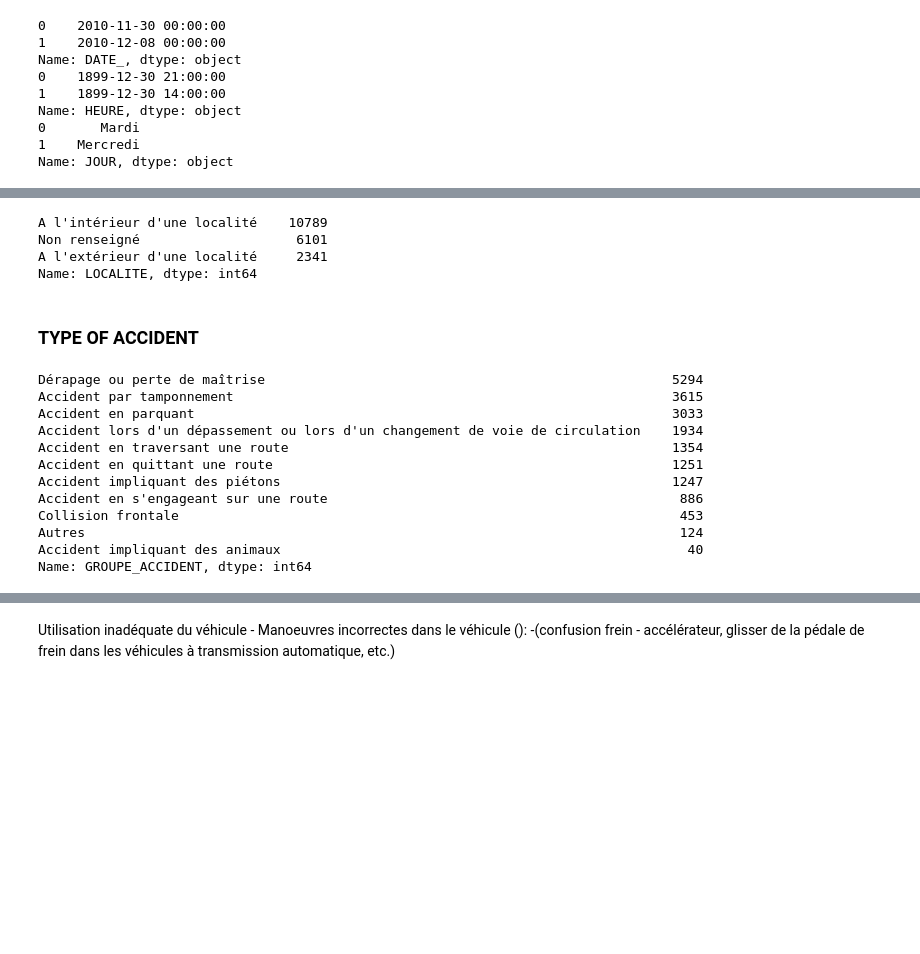
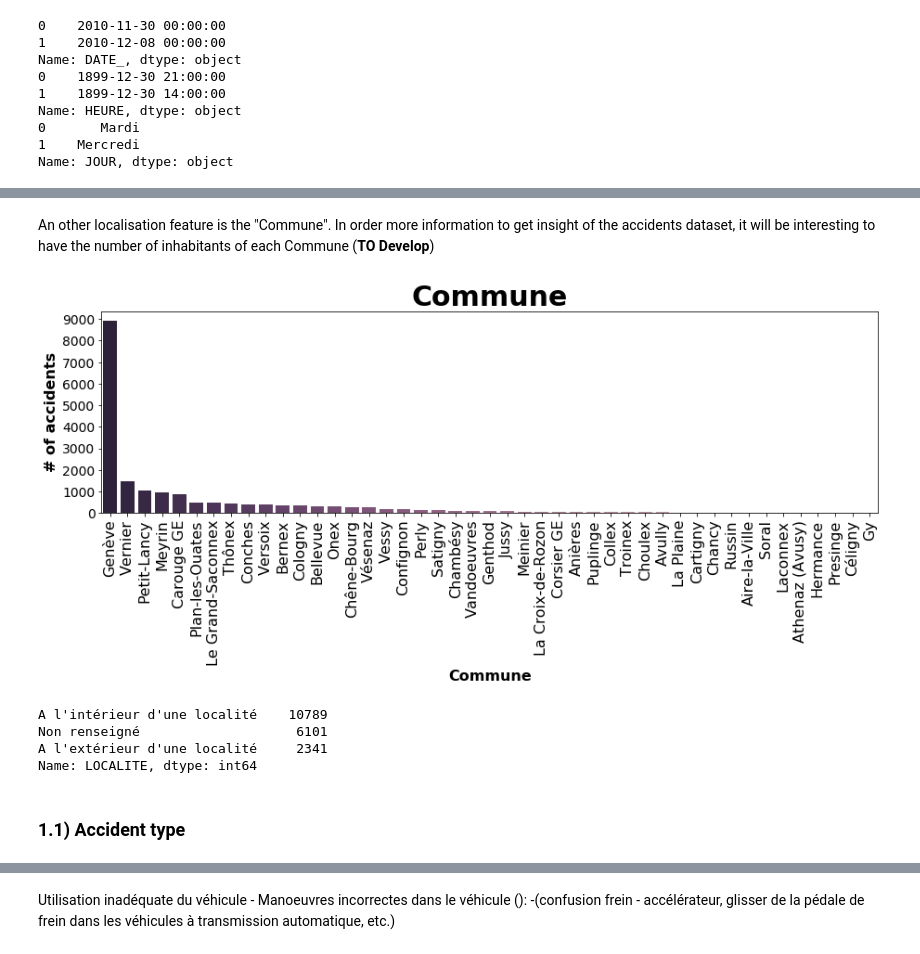
Before and after one commit to LucaZampieri/ADA_homework_LMX, a Jupyter notebook: LMX_Project/Geneva_accidents.ipynb, the cells around one changed output, grey strips where cells are left out. Cells and saved outputs as stored; diff of their text form; code cells hidden in the pictures; blank space fills up the shorter version.

```diff
--- a/LMX_Project/Geneva_accidents.ipynb
+++ b/LMX_Project/Geneva_accidents.ipynb
@@ -79,0 +85,22 @@ The Geneva accidents dataset has 19'231 datapoints with 35 different features. T
+# %%
+# Plot helper functions
+def value_barplot_label(plot_name):
+    # Inserts the value label on the top of each bar.
+
+    for p in plot_name.patches:
+        height = p.get_height()
+        plot_name.text(p.get_x()+p.get_width()/2., height,'{:0.0f}'.format(height), ha="center").set_weight('bold')
+
+def tick_format(plot,tick_type):
+    if tick_type == 1:
+        for label in plot.get_xticklabels():
+            label.set_fontsize(16)
+            label.set_rotation(90)
+        for label in plot.get_yticklabels():
+            label.set_fontsize(14)
+
+    if tick_type == 2:
+        for label in plot.get_xticklabels():
+            label.set_fontsize(16)
+        for label in plot.get_yticklabels():
+            label.set_fontsize(14)
@@ -168,3 +249,19 @@ Name: COMMUNE, dtype: int64
+# %% [markdown]
+An other localisation feature is the "Commune". In order more information to get insight of the accidents dataset, it will be interesting to have the number of inhabitants of each Commune (**TO Develop**)
+# %%
+
+plt.figure(figsize=(15,4))
+commune_accidents = acc_df.COMMUNE.value_counts()
+ax = sns.barplot(x=commune_accidents.index,
+                 y=commune_accidents,
+                 palette=sns.cubehelix_palette(reverse=True, n_colors=len(commune_accidents.index)))
+ax.set(yticks=np.linspace(0,9000,num=10))
+plt.title("Commune", fontsize=30).set_weight('bold')
+tick_format(ax, 1)
+ax.set_ylabel('# of accidents', fontsize=16).set_weight('bold')
+ax.set_xlabel('Commune', fontsize=16).set_weight('bold')
+# %% [output]
+[figure, added]
 # %%
 acc_df.LOCALITE.value_counts()
 # %% [output]
@@ -172,20 +269,5 @@ A l'intérieur d'une localité    10789
 Non renseigné                    6101
 A l'extérieur d'une localité     2341
 Name: LOCALITE, dtype: int64
-# %% [markdown]
-### TYPE OF ACCIDENT
-# %%
-acc_df.GROUPE_ACCIDENT.value_counts()
-# %% [output]
-Dérapage ou perte de maîtrise                                                    5294
-Accident par tamponnement                                                        3615
-Accident en parquant                                                             3033
-Accident lors d'un dépassement ou lors d'un changement de voie de circulation    1934
-Accident en traversant une route                                                 1354
-Accident en quittant une route                                                   1251
-Accident impliquant des piétons                                                  1247
-Accident en s'engageant sur une route                                             886
-Collision frontale                                                                453
-Autres                                                                            124
-Accident impliquant des animaux                                                    40
-Name: GROUPE_ACCIDENT, dtype: int64
+# %% [markdown]
+### 1.1) Accident type
```
Also changed, not shown: parts of 22 cells of this notebook.
